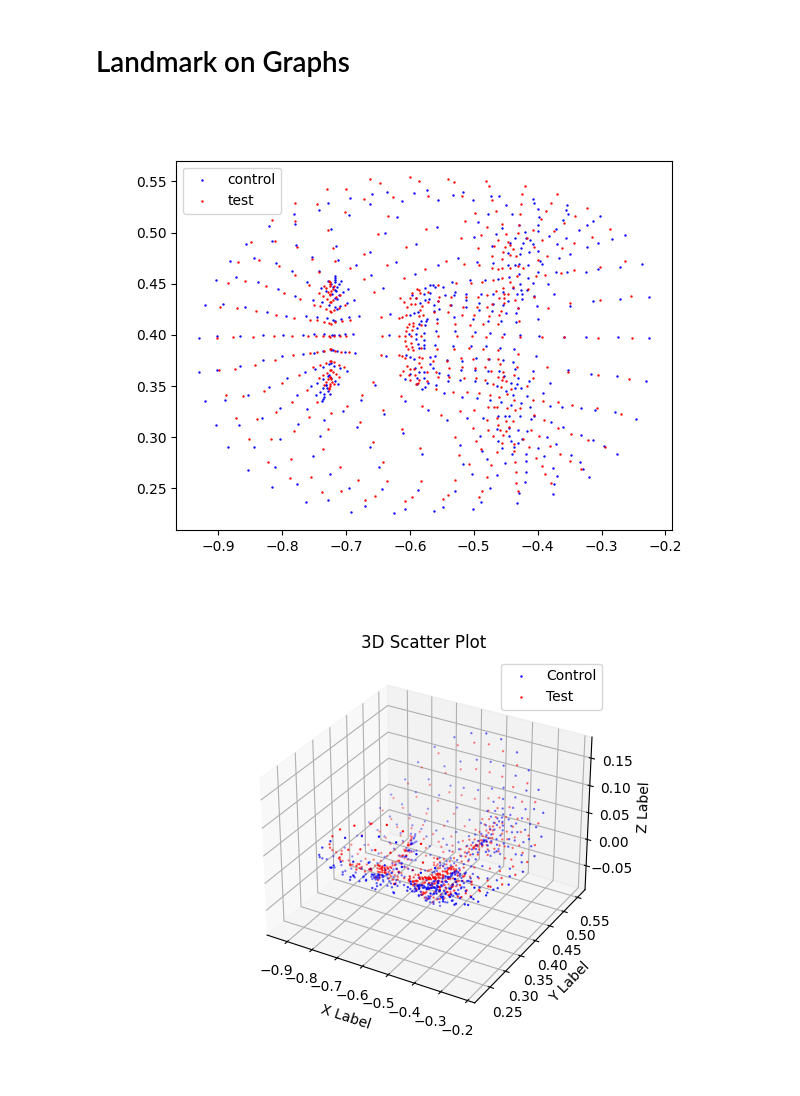
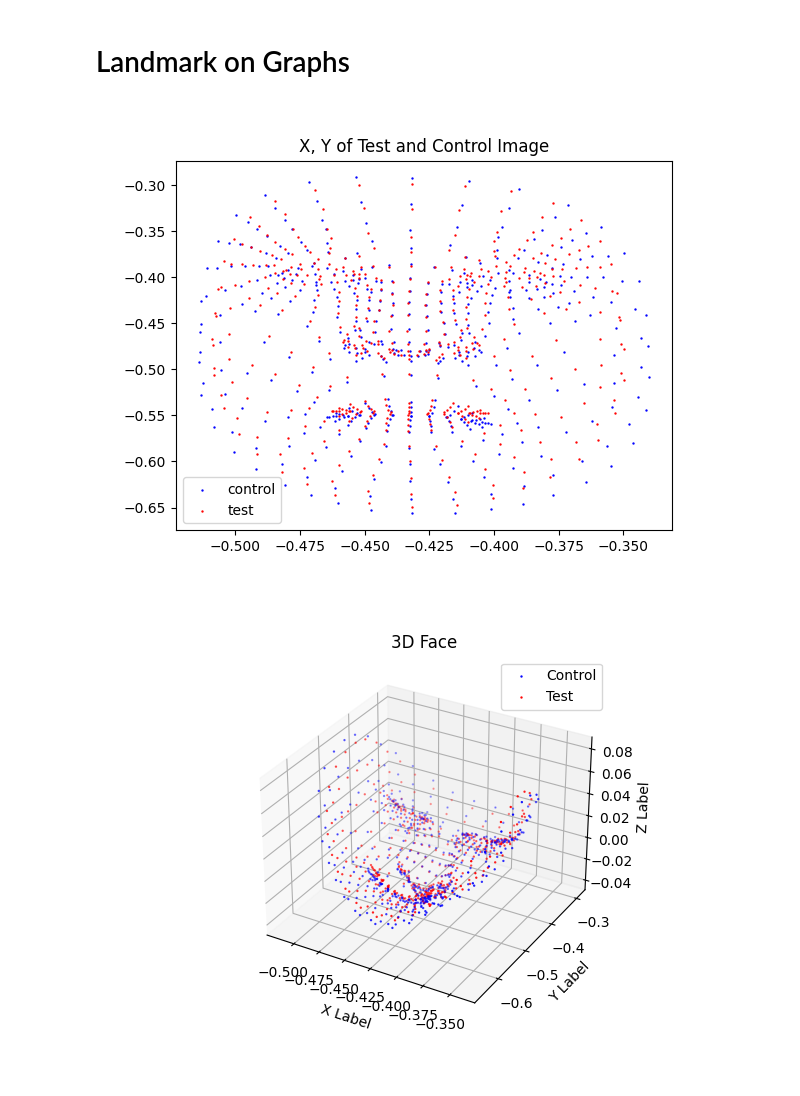
Before and after one commit to EdgyPage/VisionScratch, a Jupyter notebook: Mediapipe/LandmarkComparePOC.ipynb, the cells around one changed output. Drawn from its saved outputs; the diff is of its cells as text; code cells hidden in the pictures.

```diff
--- a/Mediapipe/LandmarkComparePOC.ipynb
+++ b/Mediapipe/LandmarkComparePOC.ipynb
@@ -152,20 +152,10 @@ def get():
 
 def scalePoints(xCon: list, yCon: list, xTest: list, yTest: list, zCon: list, zTest: list):
 
+    controlDistBetweenEyes = xCon[243] - xCon[362]
+    testDistBetweenEyes = xTest[243] - xTest[362]
 
-
-    minX = min(xCon)
-    minY = min(yCon)
-    maxX = max(xCon)
-    maxY = max(yCon)
-
-    targetXWidth = maxX - minX
-    targetYWidth = maxY - minY
-
-    testWidth = max(xTest) - min(xTest)
-    testHeight = max(yTest) - min(yTest)
-
-    scale = min(targetXWidth/testWidth, targetYWidth/testHeight)
+    scale = controlDistBetweenEyes / testDistBetweenEyes
 
     scaledXTest = list(map(lambda x: x * scale, xTest))
     scaledYTest = list(map(lambda y: y * scale, yTest))
@@ -178,6 +168,11 @@ def flipPoints(input: list):
     for index in range(len(input)):
         flippedPoints.append(1 - input[index])
     return flippedPoints
+
+def rotate90CC(affine: np.array):
+    rotateMatrix = np.array([[0, 1],
+                             [-1, 0]])
+    return np.dot(affine, rotateMatrix)
 
 def affineTransform(X: list, Y: list):
     #https://stackoverflow.com/questions/74493141/align-x-and-y-coordinates-of-face-landmarks-in-r
@@ -201,6 +196,12 @@ def affineTransform(X: list, Y: list):
         rotX.append(rotateCoord[0])
         rotY.append(rotateCoord[1])
 
+    rotMatrix = np.column_stack((rotX, rotY))
+
+    rotPoints = rotate90CC(rotMatrix)
+    rotX = rotPoints[:, 0].tolist()
+    rotY = rotPoints[:,1].tolist()
+
     return rotX, rotY
 # %%
 
@@ -220,8 +221,8 @@ options = vision.FaceLandmarkerOptions(base_options=base_options,
 detector = vision.FaceLandmarker.create_from_options(options)
 
 # STEP 3: Load the input image.
-control = mp.Image.create_from_file(r'G:\My Drive\Skyline\Personal Expression\Close up Neutral.jpg')
-test = mp.Image.create_from_file(r'G:\My Drive\Skyline\Personal Expression\Exhausted.jpg')
+control = mp.Image.create_from_file(r'C:\Users\myfir\My Drive\Skyline\Personal Expression\Neutral.jpg')
+test = mp.Image.create_from_file(r'C:\Users\myfir\My Drive\Skyline\Personal Expression\Close Up Confused.jpg')
 
 # STEP 4: Detect face landmarks from the input image.
 control_result = detector.detect(control)
@@ -244,25 +245,26 @@ zTest = [landmark.z for landmark in test_result.face_landmarks[0]]
 # %%
 xControl, yControl = affineTransform(xControl, yControl)
 xTest, yTest = affineTransform(xTest, yTest)
 
 xTest, yTest, zTest = scalePoints(xControl, yControl, xTest, yTest, zControl, zTest)
 
 xTest = alignNormalizedPoints(xControl, xTest)
 yTest = alignNormalizedPoints(yControl, yTest)
 zTest = alignNormalizedPoints(zControl, zTest)
 
 #yControl = flipPoints(yControl)
 #yTest = flipPoints(yTest)
 #zControl = flipPoints(zControl)
 #zTest = flipPoints(zTest)
 
 fig = plt.figure()
 plt.scatter(xControl, yControl, label = 'control', color = 'blue', s = .5)
 plt.scatter(xTest, yTest, label = 'test', color = 'red', s = .5)
+plt.title('X, Y of Test and Control Image')
 plt.legend()
 plt.show()
 # %% [output]
-[figure, old version]
+[figure, new version]
 # %%
 # Create a figure and a 3D Axes
 fig = plt.figure()
@@ -275,7 +277,7 @@ ax.scatter(xTest, yTest, zTest, c='r', marker='o', s= .5, label = 'Test')
 ax.set_xlabel('X Label')
 ax.set_ylabel('Y Label')
 ax.set_zlabel('Z Label')
-ax.set_title('3D Scatter Plot')
+ax.set_title('3D Face')
 ax.legend()
 
 # Display the plot
@@ -283,4 +285,4 @@ ax.legend()
 #%matplotlib notebook
 plt.show()
 # %% [output]
-[figure, old version]
+[figure, new version]
```
Also changed, not shown: parts of 2 cells of this notebook.
